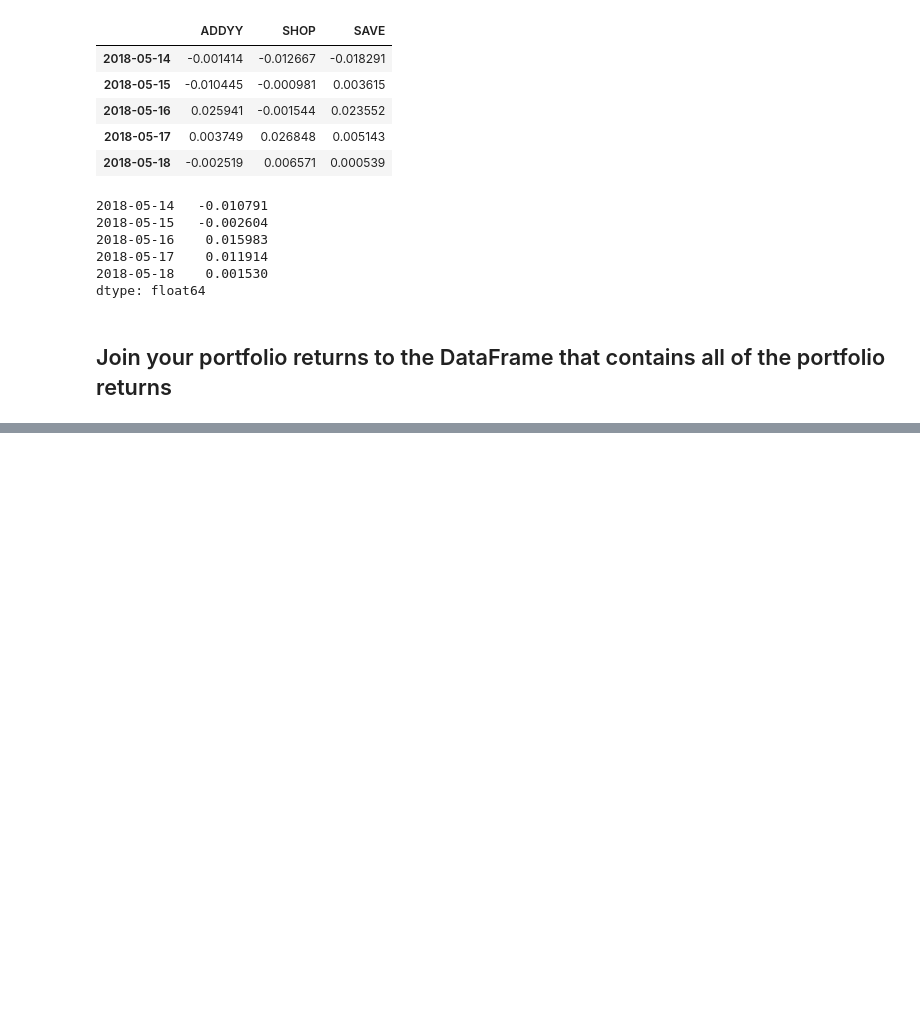
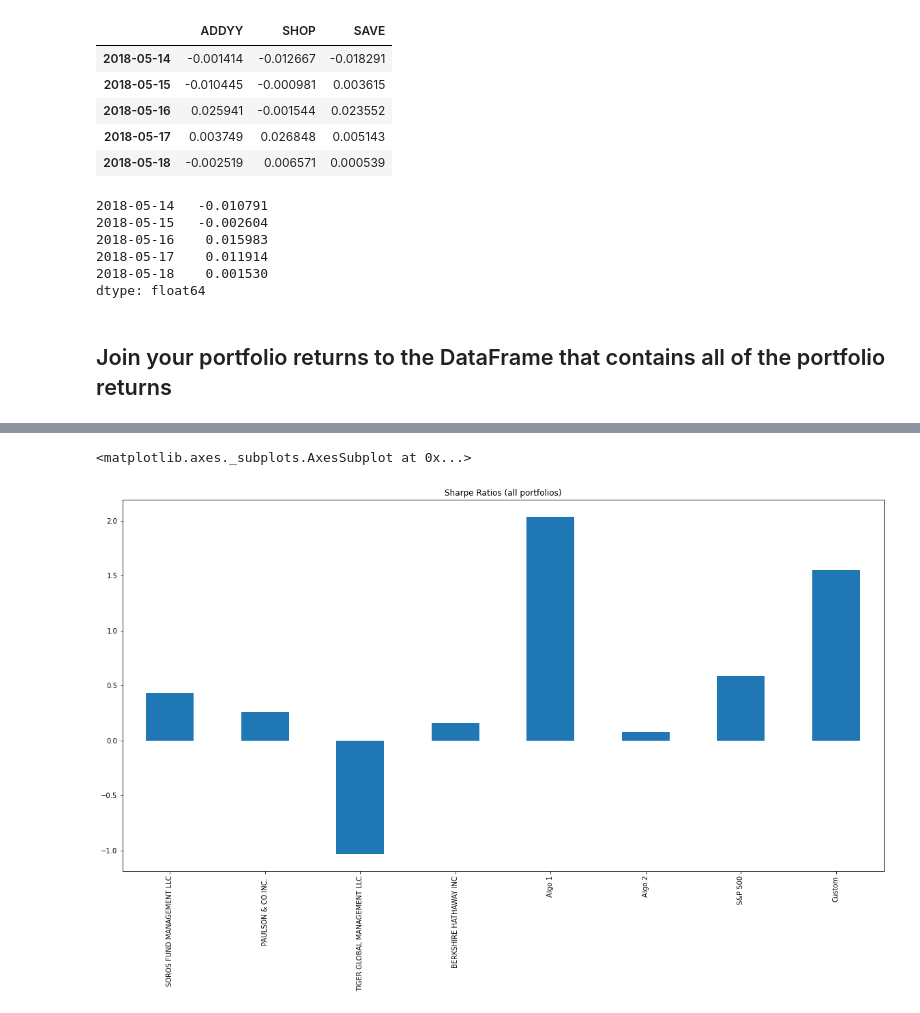
Before and after one commit to ameghani10/Whale_Analysis, a Jupyter notebook: whale_analysis.ipynb, the cells around one changed output, grey strips where cells are left out. Drawn from its saved outputs; the diff is of its cells as text; code cells hidden in the pictures; blank space fills up the shorter version.

```diff
--- a/whale_analysis.ipynb
+++ b/whale_analysis.ipynb
@@ -427,0 +453,4 @@ total_combined.head()
+# %%
+# Annualized Sharpe Ratios
+sharpe_ratio_all = (total_combined.mean() * 252) / (total_combined.std() * np.sqrt(252))
+sharpe_ratio_all
@@ -427,0 +467,6 @@ total_combined.head()
+# %%
+# Visalize the sharpe ratios as a bar plot
+sharpe_ratio_all.plot.bar(figsize = (20,10), title = "Sharpe Ratios (all portfolios)")
+# %% [output]
+<matplotlib.axes._subplots.AxesSubplot at 0x...>
+[figure, added]
```
Also changed, not shown: parts of 8 cells of this notebook.
